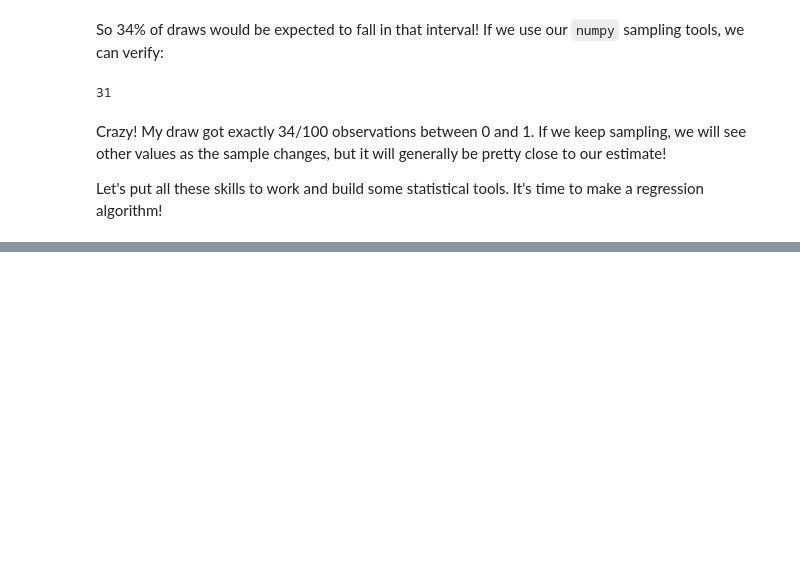
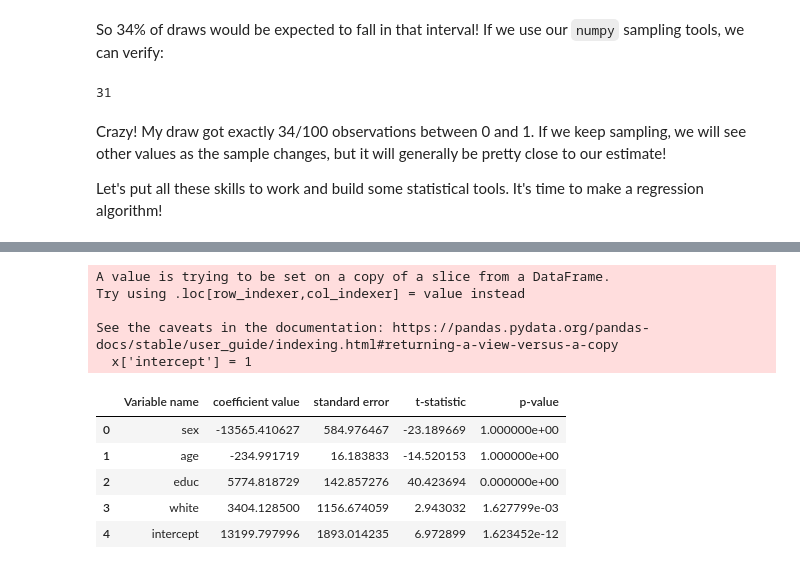
Before and after one commit to UNOBusinessForecasting/assignment-8-numpy-andrewburk2024, a Jupyter notebook: Lesson.ipynb, the cells around one changed output, grey strips where cells are left out. Cells and saved outputs as stored; diff of their text form; code cells hidden in the pictures; blank space fills up the shorter version.

```diff
--- a/Lesson.ipynb
+++ b/Lesson.ipynb
@@ -518,0 +515,20 @@ OK
+# %%
+file_path = '/content/drive/MyDrive/Colab Notebooks/ECON 8320/Week 9 - Numpy_OLS/assignment8Data.csv'
+data = pd.read_csv(file_path)
+x = data[['sex','age','educ','white']]
+y = data['incwage']
+reg = RegressionModel(x, y, create_intercept=True)
+reg.ols_regression()
+reg.summary()
+# %% [output]
+A value is trying to be set on a copy of a slice from a DataFrame.
+Try using .loc[row_indexer,col_indexer] = value instead
+
+See the caveats in the documentation: https://pandas.pydata.org/pandas-docs/stable/user_guide/indexing.html#returning-a-view-versus-a-copy
+  x['intercept'] = 1
+|  | Variable name | coefficient value | standard error | t-statistic | p-value |
+| 0 | sex | -13565.410627 | 584.976467 | -23.189669 | 1.000000e+00 |
+| 1 | age | -234.991719 | 16.183833 | -14.520153 | 1.000000e+00 |
+| 2 | educ | 5774.818729 | 142.857276 | 40.423694 | 0.000000e+00 |
+| 3 | white | 3404.128500 | 1156.674059 | 2.943032 | 1.627799e-03 |
+| 4 | intercept | 13199.797996 | 1893.014235 | 6.972899 | 1.623452e-12 |
```
Also changed, not shown: parts of 3 cells of this notebook.
